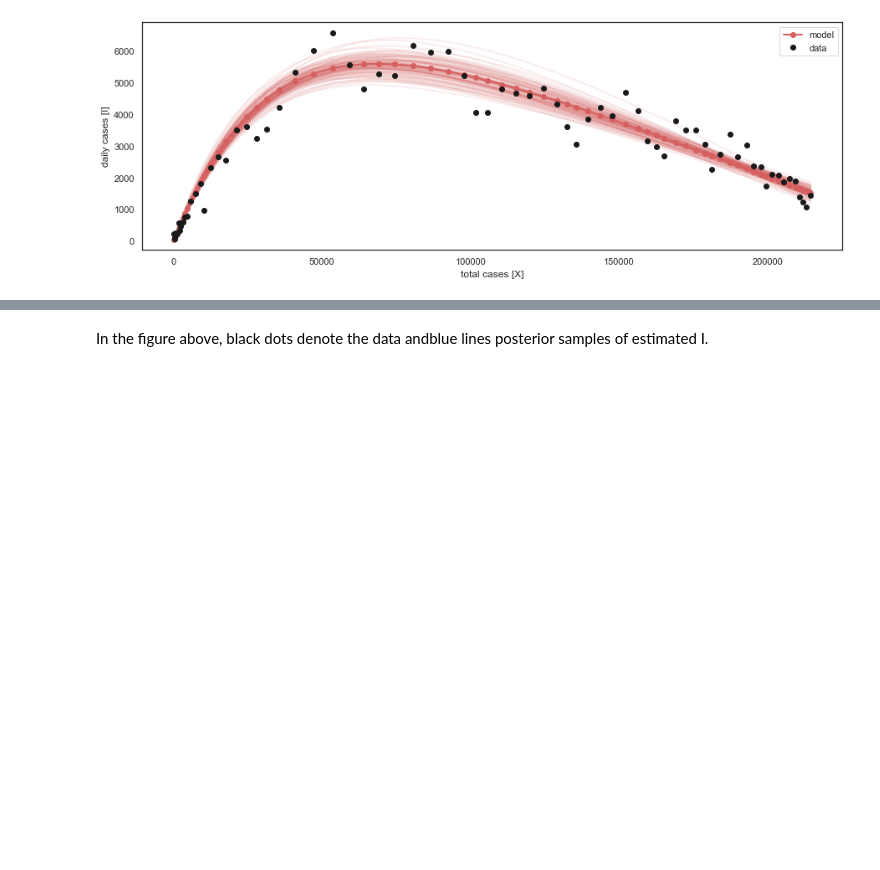
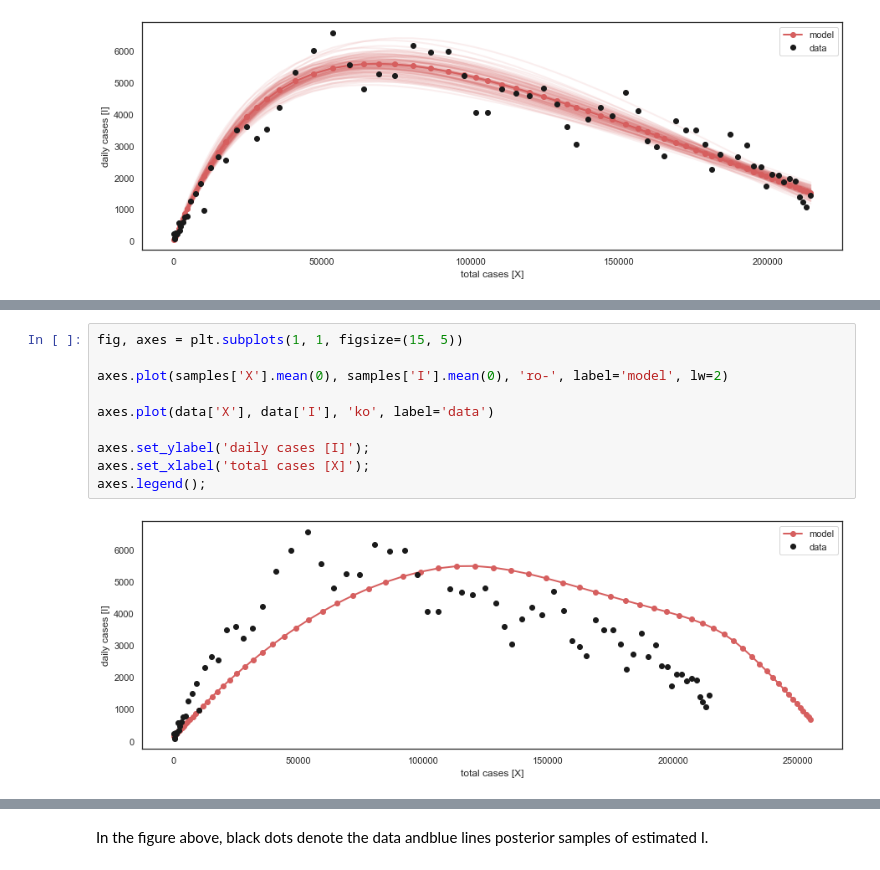
Before and after one commit to dimarkov/SIRCovid19, a Jupyter notebook: controlled-SIR_analysis.ipynb, the cells around one changed output, grey strips where cells are left out. Drawn from its saved outputs; the diff is of its cells as text; blank space fills up the shorter version.

```diff
--- a/controlled-SIR_analysis.ipynb
+++ b/controlled-SIR_analysis.ipynb
@@ -458,3 +483,15 @@ axes.legend();
+# %%
+fig, axes = plt.subplots(1, 1, figsize=(15, 5))
+
+axes.plot(samples['X'].mean(0), samples['I'].mean(0), 'ro-', label='model', lw=2)
+
+axes.plot(data['X'], data['I'], 'ko', label='data')
+
+axes.set_ylabel('daily cases [I]');
+axes.set_xlabel('total cases [X]');
+axes.legend();
+# %% [output]
+[figure, added]
 # %%
 samples = {}
 datas = {}
```
Also changed, not shown: parts of 8 cells of this notebook.
